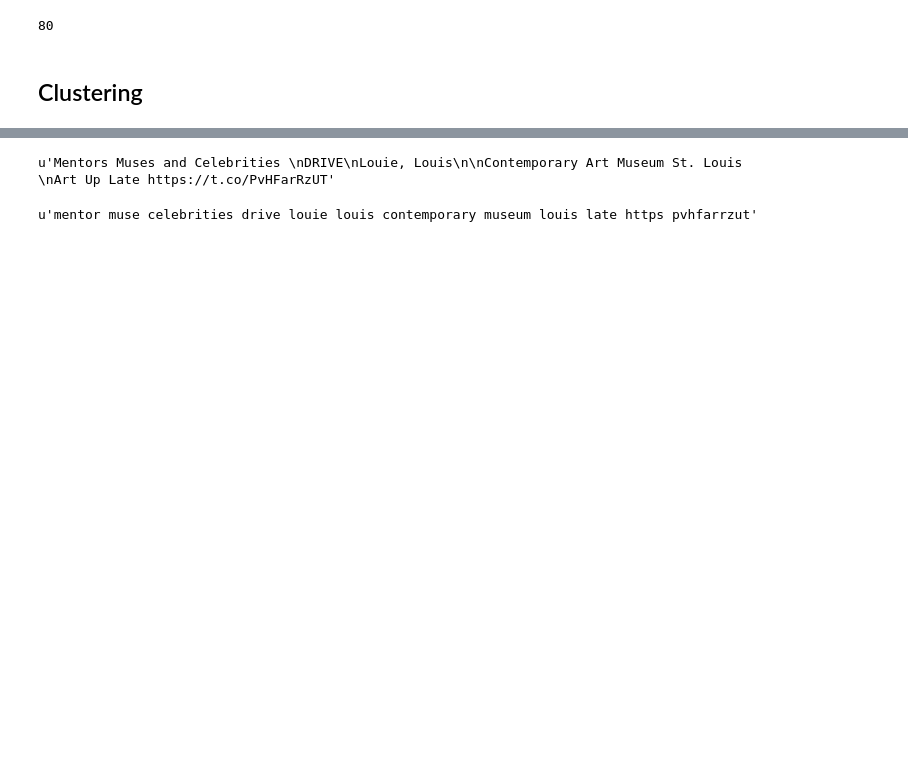
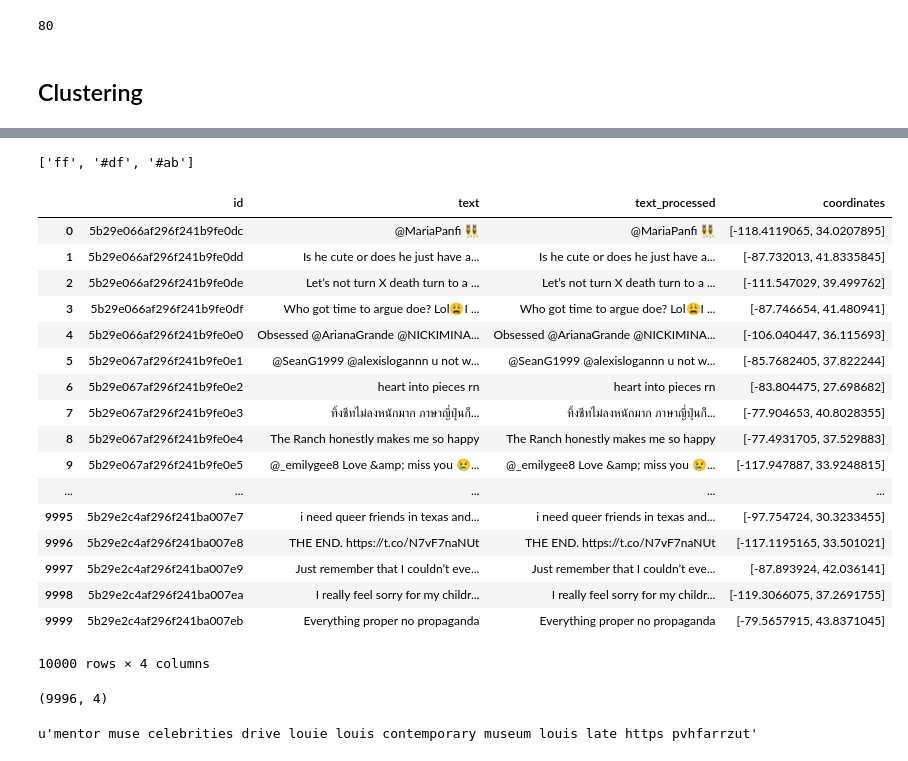
Before and after one commit to amirnasri/Data-Science, a Jupyter notebook: Twitter/twitter_visualization.ipynb, the cells around one changed output, grey strips where cells are left out. Cells and saved outputs as stored; diff of their text form; code cells hidden in the pictures; blank space fills up the shorter version.

```diff
--- a/Twitter/twitter_visualization.ipynb
+++ b/Twitter/twitter_visualization.ipynb
@@ -415,3 +399,8 @@ len(f.readlines())
 80
 # %% [markdown]
 ## Clustering
+# %%
+from pymongo import MongoClient
+
+client = MongoClient()
+tweets_collection = client.tweets_db.tweets
@@ -428,4 +481,9 @@ tfidv_vectorizer = TfidfVectorizer(max_df=0.5, max_features=10000,
+# %%
+re.findall(u'((?u)\\b\\w\\w+\\b|[#@]\w+)', 'ff#df a#ab')
+# %% [output]
+['ff', '#df', '#ab']
 # %%
+import numpy as np
 tweets_id = []
 tweets_text = []
 tweets_text_processed = []
@@ -435,10 +493,10 @@ for tw in tweets_collection.find():
     try:
         tid = tw['_id']
         text = tw['text']
-        text_processed = preprocess(text)
+        text_processed = text
         c = np.array(tw['place']['bounding_box']['coordinates'][0]).mean(axis=0)
-    except KeyError:
-        pass
+    except:
+        continue
 
     tweets_id.append(tid)
     tweets_text.append(text)
@@ -452,9 +510,30 @@ tweets_df = pd.DataFrame({'id': tweets_id,
                          })
 tweets_df = tweets_df[['id', 'text', 'text_processed', 'coordinates']]
 # %%
-tweets_df.text[0]
+tweets_df
 # %% [output]
+|  | id | text | text_processed | coordinates |
+| 0 | 5b29e066af296f241b9fe0dc | @MariaPanfi 👯‍♀️ | @MariaPanfi 👯‍♀️ | [-118.4119065, 34.0207895] |
+| 1 | 5b29e066af296f241b9fe0dd | Is he cute or does he just have a... | Is he cute or does he just have a... | [-87.732013, 41.8335845] |
+| 2 | 5b29e066af296f241b9fe0de | Let’s not turn X death turn to a ... | Let’s not turn X death turn to a ... | [-111.547029, 39.499762] |
+| 3 | 5b29e066af296f241b9fe0df | Who got time to argue doe? Lol😩I ... | Who got time to argue doe? Lol😩I ... | [-87.746654, 41.480941] |
+| 4 | 5b29e066af296f241b9fe0e0 | Obsessed @ArianaGrande @NICKIMINA... | Obsessed @ArianaGrande @NICKIMINA... | [-106.040447, 36.115693] |
+| 5 | 5b29e067af296f241b9fe0e1 | @SeanG1999 @alexislogannn u not w... | @SeanG1999 @alexislogannn u not w... | [-85.7682405, 37.822244] |
+| 6 | 5b29e067af296f241b9fe0e2 | heart into pieces rn | heart into pieces rn | [-83.804475, 27.698682] |
+| 7 | 5b29e067af296f241b9fe0e3 | ทิ้งชีทไม่ลงหนักมาก ภาษาญี่ปุ่นก็... | ทิ้งชีทไม่ลงหนักมาก ภาษาญี่ปุ่นก็... | [-77.904653, 40.8028355] |
+| 8 | 5b29e067af296f241b9fe0e4 | The Ranch honestly makes me so happy | The Ranch honestly makes me so happy | [-77.4931705, 37.529883] |
+| 9 | 5b29e067af296f241b9fe0e5 | @_emilygee8 Love &amp; miss you 😢... | @_emilygee8 Love &amp; miss you 😢... | [-117.947887, 33.9248815] |
+| ... | ... | ... | ... | ... |
+| 9995 | 5b29e2c4af296f241ba007e7 | i need queer friends in texas and... | i need queer friends in texas and... | [-97.754724, 30.3233455] |
+| 9996 | 5b29e2c4af296f241ba007e8 | THE END. https://t.co/N7vF7naNUt | THE END. https://t.co/N7vF7naNUt | [-117.1195165, 33.501021] |
+| 9997 | 5b29e2c4af296f241ba007e9 | Just remember that I couldn’t eve... | Just remember that I couldn’t eve... | [-87.893924, 42.036141] |
+| 9998 | 5b29e2c4af296f241ba007ea | I really feel sorry for my childr... | I really feel sorry for my childr... | [-119.3066075, 37.2691755] |
+| 9999 | 5b29e2c4af296f241ba007eb | Everything proper no propaganda | Everything proper no propaganda | [-79.5657915, 43.8371045] |
-u'Mentors Muses and Celebrities \nDRIVE\nLouie, Louis\n\nContemporary Art Museum St. Louis  \nArt Up Late https://t.co/PvHFarRzUT'
+10000 rows × 4 columns
+# %%
+tweets_df.shape
+# %% [output]
+(9996, 4)
 # %%
 preprocess(tweets_df.text[0])
 # %% [output]
```
Also changed, not shown: parts of 27 cells of this notebook, 1 other file.
